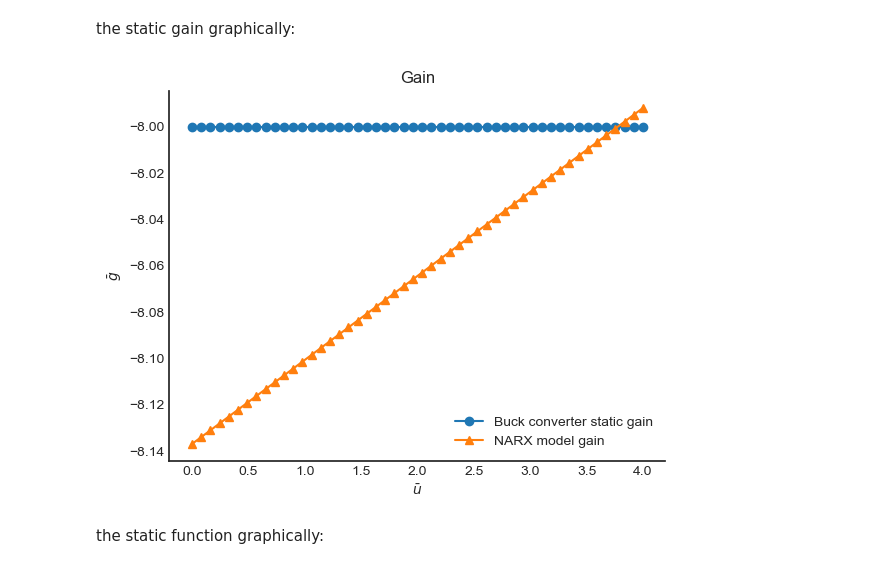
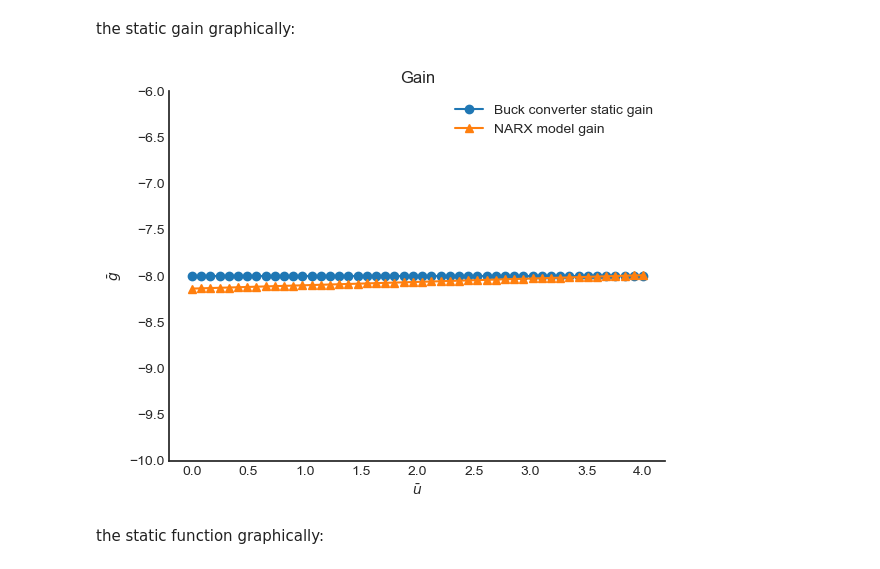
Before and after one commit to GabrielBuenoLeandro/Multiobjetive, a Jupyter notebook: examples/Multiobjective parameter estimation.ipynb, the cells around one changed output. Cells and saved outputs as stored; diff of their text form; code cells hidden in the pictures.

```diff
--- a/examples/Multiobjective parameter estimation.ipynb
+++ b/examples/Multiobjective parameter estimation.ipynb
@@ -210,14 +210,15 @@ the static gain graphically:
 # %%
 plt.figure(4)
 plt.title('Gain')
 plt.plot(Uo, gain, linewidth=1.5, linestyle='-', marker='o', label='Buck converter static gain')
 plt.plot(Uo, HR.dot(model.theta),  linestyle='-', marker='^', linewidth=1.5, label='NARX model gain')
 plt.xlabel('$\\bar{u}$')
 plt.ylabel('$\\bar{g}$')
+plt.ylim(-10, -6)
 plt.legend()
 plt.show()
 # %% [output]
-[figure, old version]
+[figure, new version]
 # %% [markdown]
 the static function graphically:
 # %%
```
Also changed, not shown: 2 other files.
